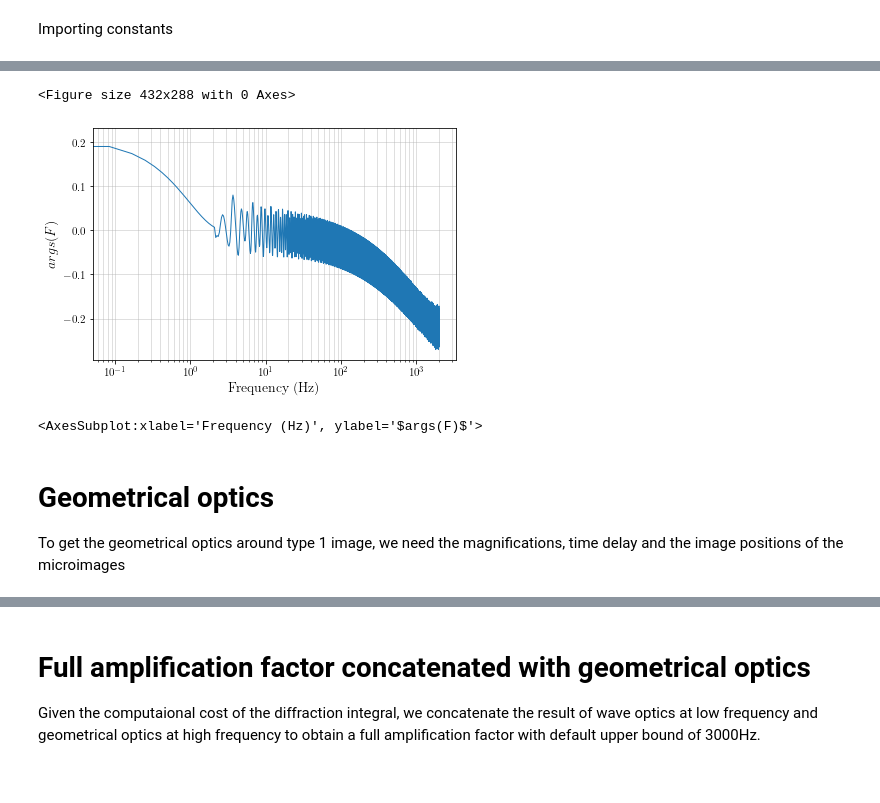
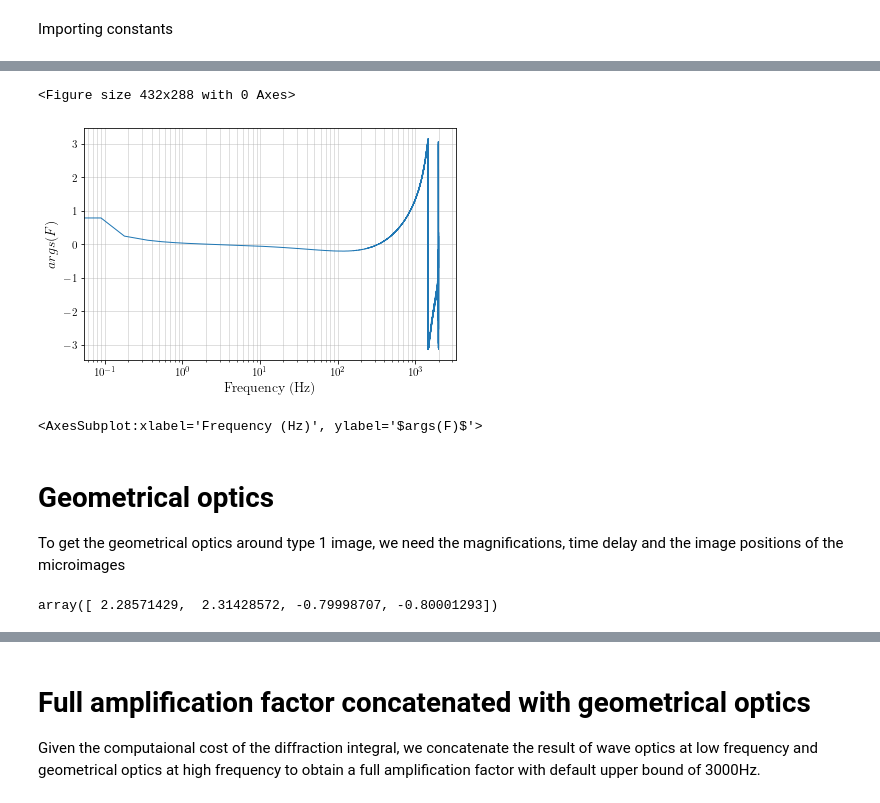
Before and after one commit to manchunyeung/wolensing, a Jupyter notebook: examples/embedded_lens_1.ipynb, the cells around one changed output, grey strips where cells are left out. Drawn from its saved outputs; the diff is of its cells as text; code cells hidden in the pictures.

```diff
--- a/examples/embedded_lens_1.ipynb
+++ b/examples/embedded_lens_1.ipynb
@@ -16,8 +16,8 @@ The macroimage where the microlens is placed around.
 # %%
 type2 = False
 # %%
-ym = 0.2
-angle = np.radians(float(0))
+ym = 0.5
+angle = np.radians(float(90))
 # %% [markdown]
 Importing constants
 # %%
@@ -25,14 +25,14 @@ G = const.G  # gravitational constant [m^3 kg^-1 s^-2]
 c = const.c  # speed of light [m/s]
 M_sun = const.M_sun  # Solar mass [Kg]
 # %%
-y0, y1 = 0.2, 0 # source position
+y0, y1 = 0.5, 0 # source position
 l0, l1 = 0., 0 # lens position
 
 zS = 1.0 # source redshift
 zL = 0.5 # lens redshift
 # %%
-mL1 = 1 * 1e10
-mL2 = 1
+mL1 = 1e10
+mL2 = 20
 mtot = mL1 + mL2
 
 # convert to radians
@@ -178,14 +178,14 @@ kwargs_macro = {'source_pos_x': beta0,
 
 kwargs_integrator = {'PixelNum': int(20000),
                      'PixelBlockMax': 2000,
-                     'WindowSize': 1.5*210*thetaE3,
+                     'WindowSize': 2.*210*thetaE3,
                      'WindowCenterX': MacroImg_ra[microtype],
                      'WindowCenterY': MacroImg_dec[microtype],
                      'T0': T0,
                      'TimeStep': 1e-5/Tscale,
                      'TimeMax': T0 + 1/Tscale,
                      'TimeMin': T0 - .1/Tscale,
-                     'TimeLength': 2/Tscale,
+                     'TimeLength': 1.2/Tscale,
                      'TExtend': 10/Tscale,
                      'LastImageT': .02/Tscale,
                      'Tbuffer': 0,
@@ -205,8 +216,8 @@ total time 11.999999999999998
 # %%
-amplification.plot_freq(pha=True)
+amplification.plot_freq(pha=True, smooth=False)
 # %% [output]
 <Figure size 432x288 with 0 Axes>
-[figure, old version]
+[figure, new version]
 <AxesSubplot:xlabel='Frequency (Hz)', ylabel='$args(F)$'>
 # %% [markdown]
 # Geometrical optics
@@ -214,4 +225,8 @@ To get the geometrical optics around type 1 image, we need the magnifications, t
 # %%
 mus = mus[1:]
 tds = tds[1:]
+# %%
+mus
+# %% [output]
+array([ 2.28571429,  2.31428572, -0.79998707, -0.80001293])
 # %%
```
Also changed, not shown: parts of 24 cells of this notebook, 17 other files.
